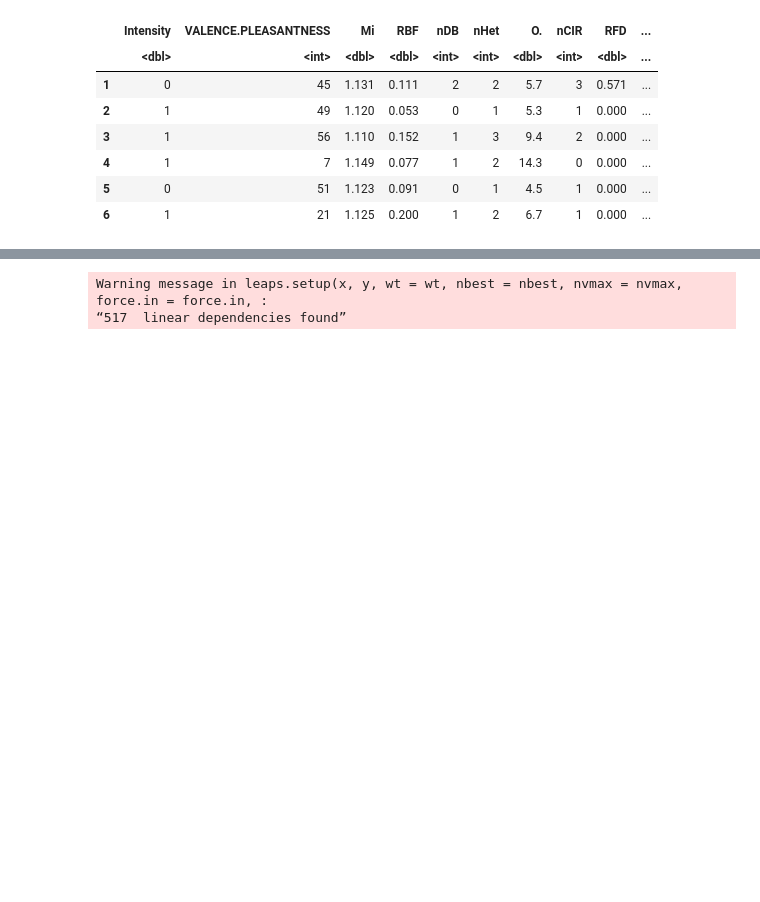
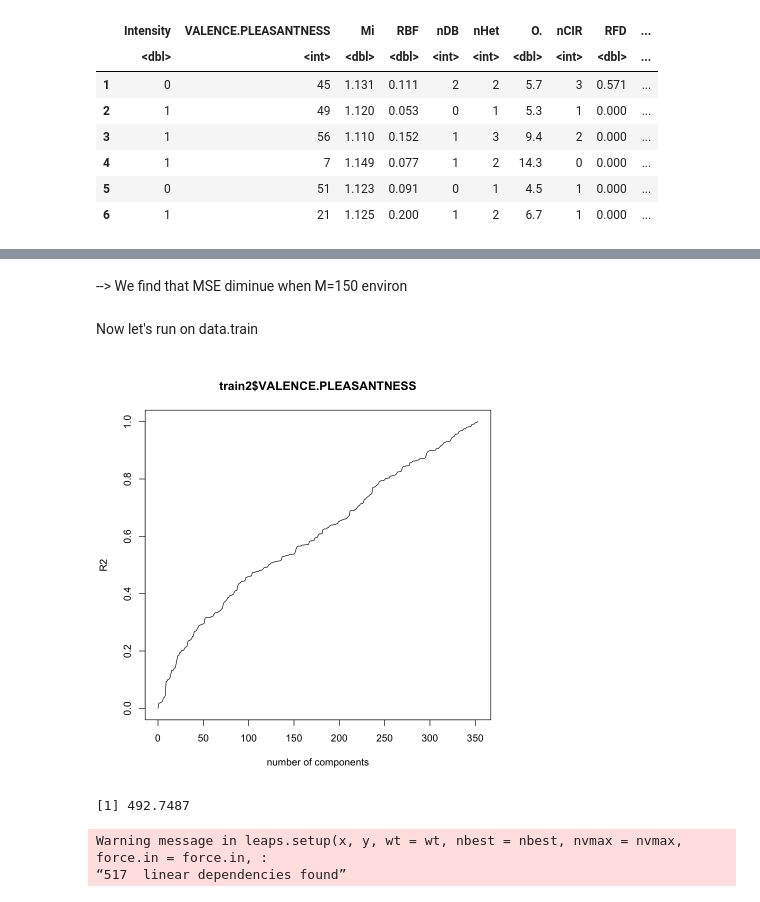
Before and after one commit to Alicia-max/BIO322-Regression, a Jupyter notebook: src/Exploration.ipynb, the cells around one changed output, grey strips where cells are left out. Saved outputs shown, nothing was run; the diff lists cells and outputs as text; code cells hidden in the pictures; blank space fills up the shorter version.

```diff
--- a/src/Exploration.ipynb
+++ b/src/Exploration.ipynb
@@ -91,3 +153,26 @@ data.test.y_nonvar<-data.test.y[which(apply(data.test.x, 2, var)!=0)]
+# %% [markdown]
+--> We find that MSE diminue when M=150 environ
+# %% [markdown]
+Now let's run on data.train
+# %%
+train = data_final %>%
+  sample_frac(0.5)
+
+
+
+#train<- train[, which(apply(train, 2, var)==0)]
+train2<-train[, which(apply(train, 2, var)>0.1)]
+
+
+pcr_fit2 = pcr(train2$VALENCE.PLEASANTNESS~., data = train2, scale = TRUE)
+validationplot(pcr_fit2, val.type = "R2")
+# %% [output]
+[figure, added]
+# %%
+pcr_pred = predict(pcr_fit2, data.test, ncomp=10)
+mean((pcr_pred-data.test.y)^2)
+# %% [output]
+[1] 492.7487
 # %%
 #foward regression create new data
 library(leaps)
```
Also changed, not shown: parts of 10 cells of this notebook.
